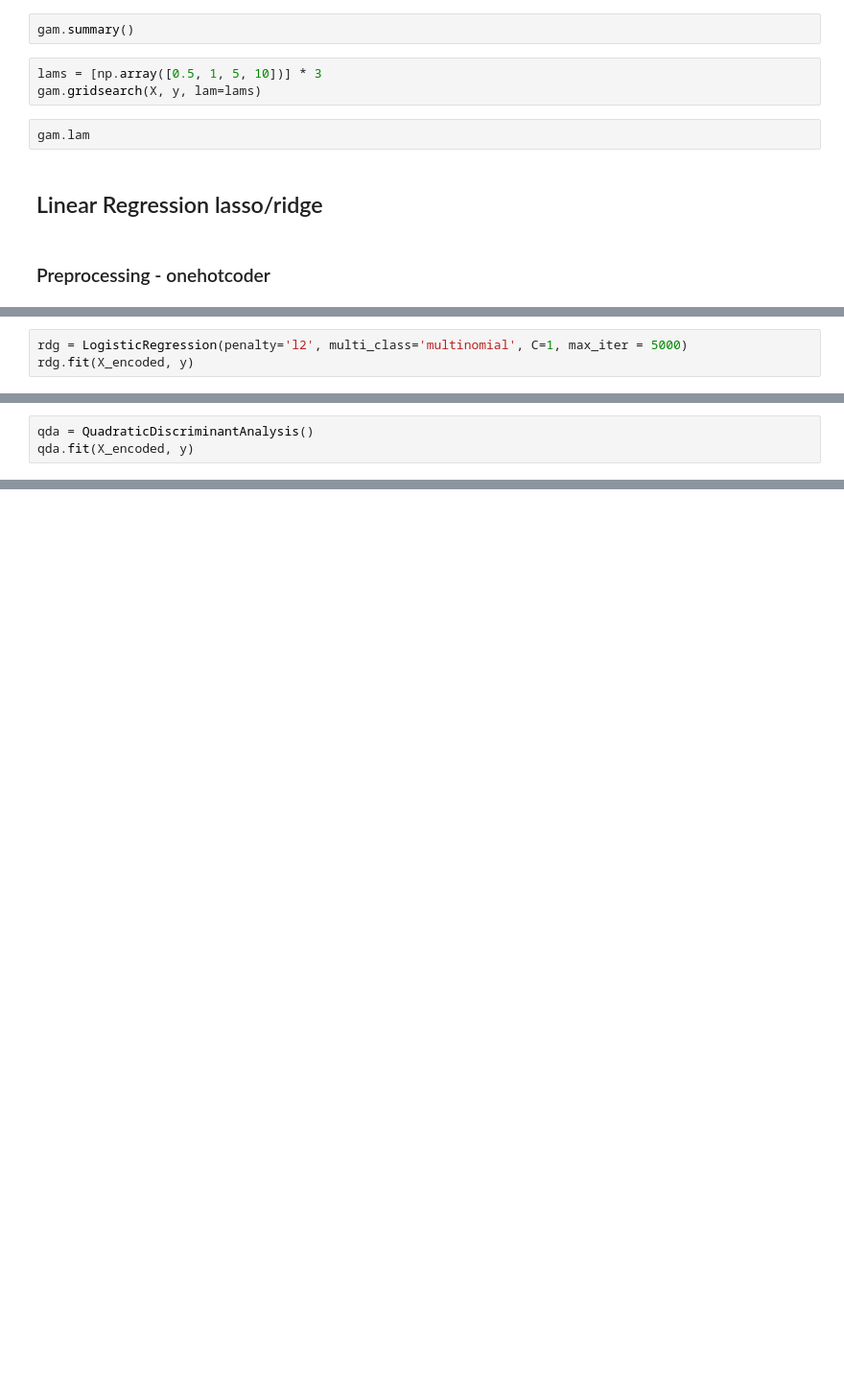
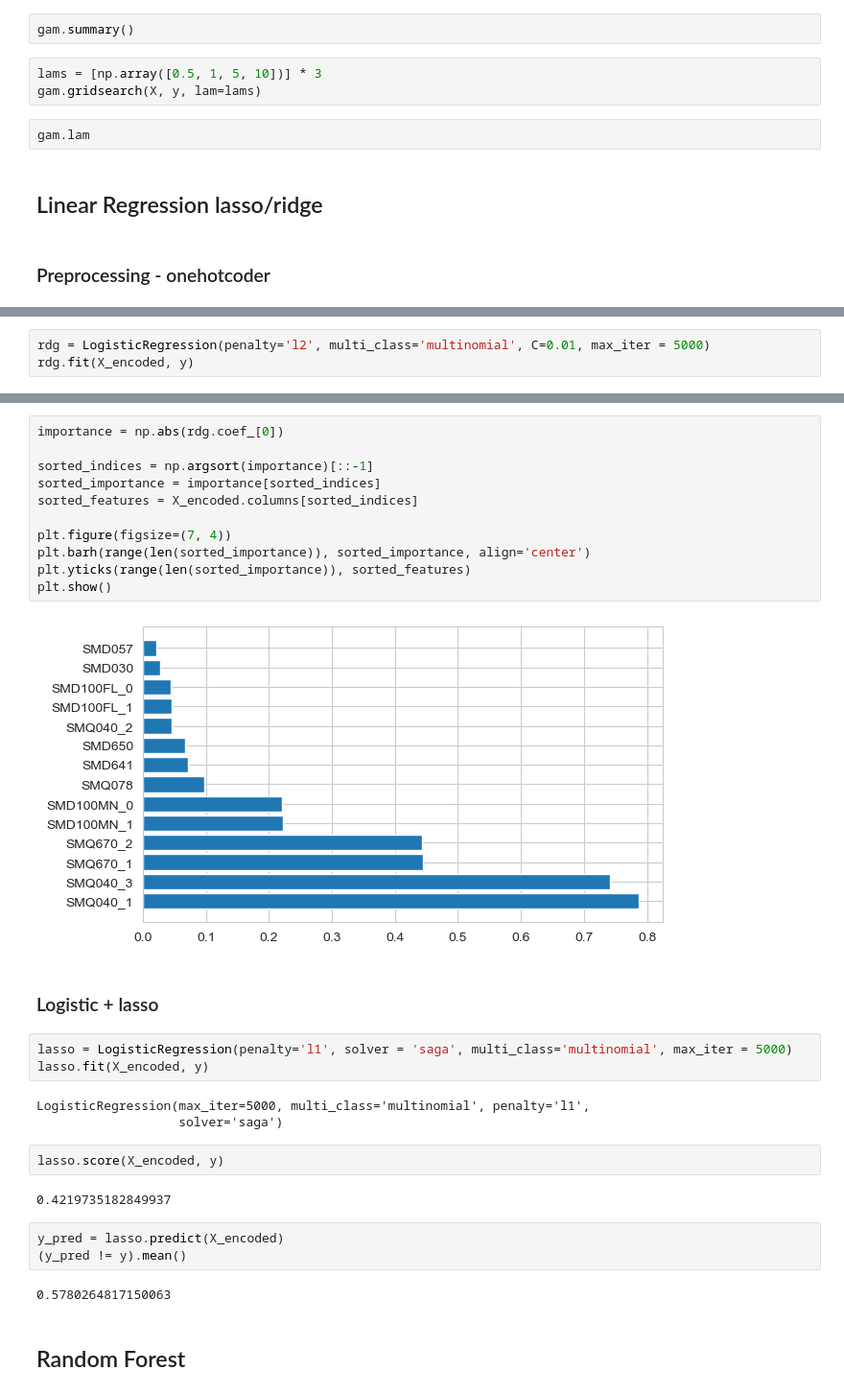
Before and after one commit to little-ningmeng/final_project_p2, a Jupyter notebook: Final Project.ipynb, the cells around one changed output, grey strips where cells are left out. Shown at 96% size. Drawn from its saved outputs; the diff is of its cells as text; blank space fills up the shorter version.

```diff
--- a/Final Project.ipynb
+++ b/Final Project.ipynb
@@ -343,4 +421,4 @@ X_encoded.head()
 # %%
-rdg = LogisticRegression(penalty='l2', multi_class='multinomial', C=1, max_iter = 5000)
+rdg = LogisticRegression(penalty='l2', multi_class='multinomial', C=0.01, max_iter = 5000)
 rdg.fit(X_encoded, y)
 # %% [output]
@@ -410,3 +466,0 @@ y_pred = lasso.predict(X_encoded)
-# %%
-qda = QuadraticDiscriminantAnalysis()
-qda.fit(X_encoded, y)
@@ -441,0 +477,32 @@ Stack trace:
+# %%
+importance = np.abs(rdg.coef_[0])
+
+sorted_indices = np.argsort(importance)[::-1]
+sorted_importance = importance[sorted_indices]
+sorted_features = X_encoded.columns[sorted_indices]
+
+plt.figure(figsize=(7, 4))
+plt.barh(range(len(sorted_importance)), sorted_importance, align='center')
+plt.yticks(range(len(sorted_importance)), sorted_features)
+plt.show()
+# %% [output]
+[figure, added]
+# %% [markdown]
+### Logistic + lasso
+# %%
+lasso = LogisticRegression(penalty='l1', solver = 'saga', multi_class='multinomial', max_iter = 5000)
+lasso.fit(X_encoded, y)
+# %% [output]
+LogisticRegression(max_iter=5000, multi_class='multinomial', penalty='l1',
+                   solver='saga')
+# %%
+lasso.score(X_encoded, y)
+# %% [output]
+0.4219735182849937
+# %%
+y_pred = lasso.predict(X_encoded)
+(y_pred != y).mean()
+# %% [output]
+0.5780264817150063
+# %% [markdown]
+## Random Forest
```
Also changed, not shown: parts of 53 cells of this notebook.
